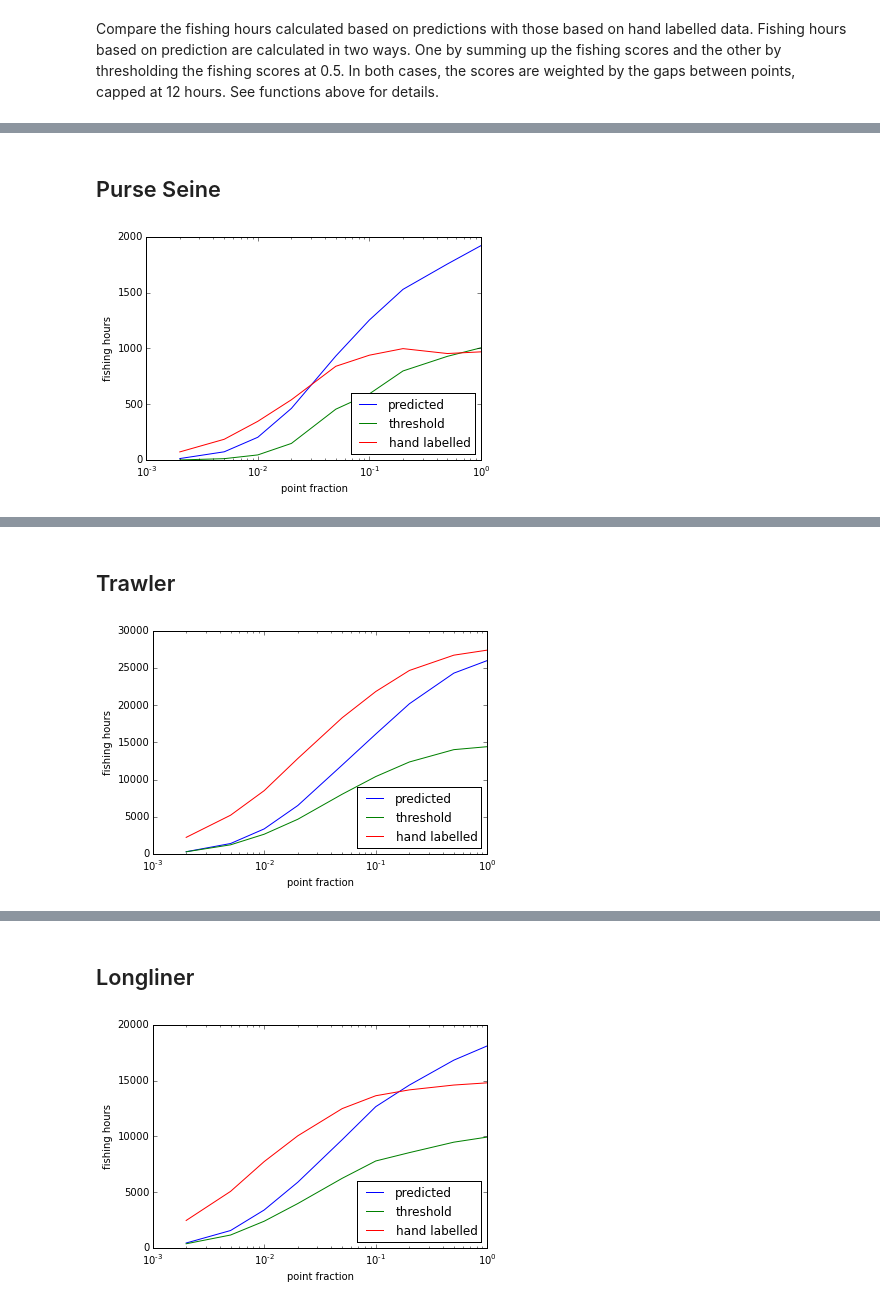
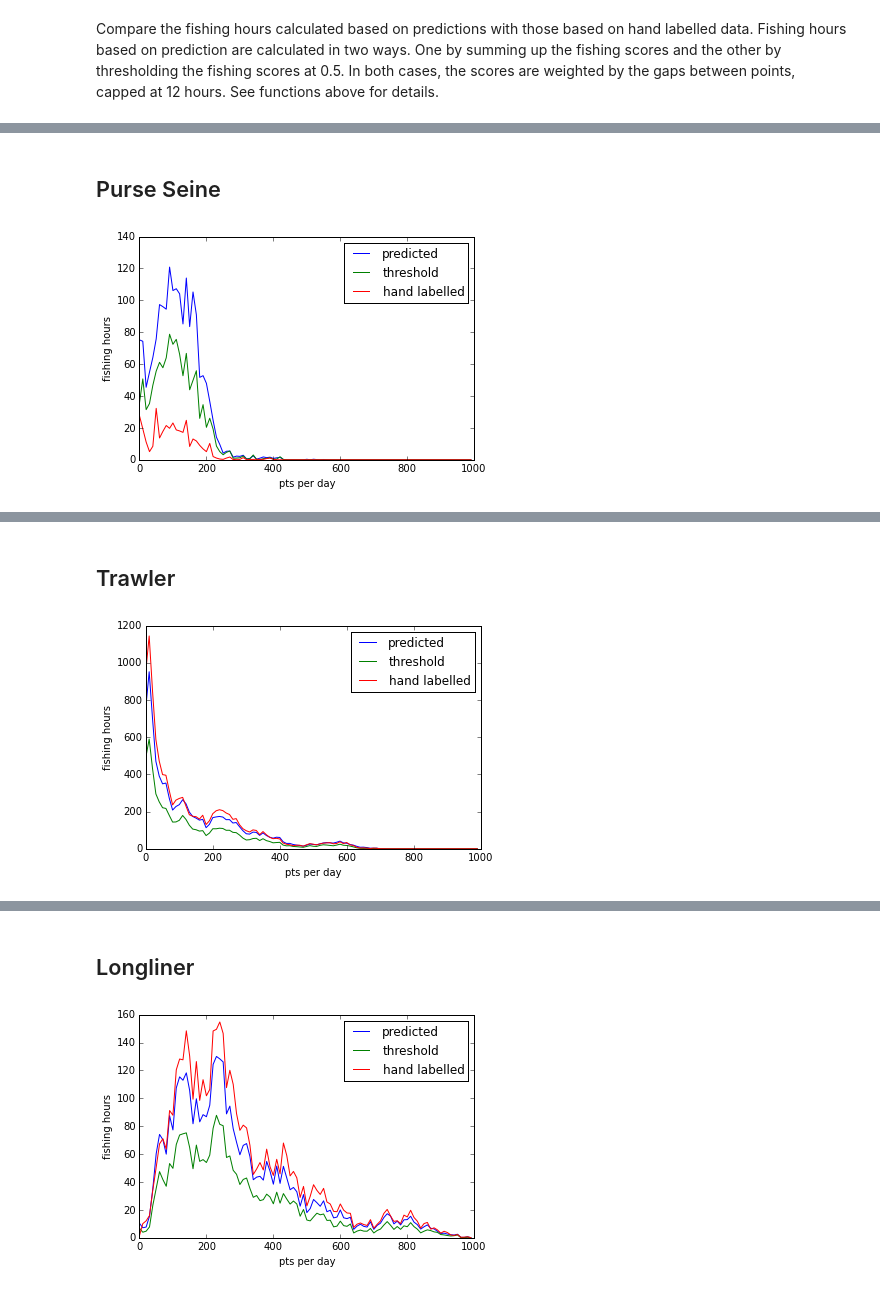
Before and after one commit to marketler/GFW_vessel_scoring, a Jupyter notebook: notebooks/Model-Sensitivity-to-AIS-Degradation.ipynb, the cells around one changed output, grey strips where cells are left out. Cells and saved outputs as stored; diff of their text form; code cells hidden in the pictures.

Commit message:
Use fishing hours in point density comparison; compare effect of max gap

```diff
--- a/notebooks/Model-Sensitivity-to-AIS-Degradation.ipynb
+++ b/notebooks/Model-Sensitivity-to-AIS-Degradation.ipynb
@@ -41,7 +41,8 @@ def load_data(suffix='', seed=4321, even_split=True):
     # Slow transits (used to train models to avoid classifying slow transits as fishing)
     TRANSIT_WEIGHT = 10
     x_tran, xtrain_tran, xcross_tran, xtest_tran = data.load_dataset_by_vessel(
-                        '../datasets/slow-transits.measures{}.npz'.format(suffix), even_split=False, seed=seed)
+                        '../datasets/slow-transits.measures{}.npz'.format(suffix),
+                         even_split=False, seed=seed)
     xtrain_tran = utils.clone_subset(xtrain_tran, test_lline.dtype)
     xcross_tran = utils.clone_subset(xcross_tran, test_lline.dtype)
     xtest_tran = utils.clone_subset(xtest_tran, test_lline.dtype)
@@ -191,25 +197,31 @@ Precision / recall appears to be only modestly effected when dropping out 80% of
 original AIS signal, with the exception of purse seiners, where 50% of the signal can
 be dropped with only modest reductions of recall / precision.
 # %%
-def _fishing_hours_per_mmsi(data, preds):
+
+def _fishing_hours_per_mmsi(data, preds, mask, max_gap):
     # assumes single vessel (mmmsi)
     indices = np.argsort(data['timestamp'])
     data = data[indices]
     preds = preds[indices]
     thresholded = (preds > 0.5)
     dt = (data['timestamp'][1:] - data['timestamp'][:-1]) / (60 * 60)
-    dt = np.minimum(dt, 12) # no gaps over 12 hours
+    dt = np.minimum(dt, max_gap)
     avg_pred = 0.5 * (preds[1:] + preds[:-1])
     avg_thresh = 0.5 * (thresholded[1:] + thresholded[:-1])
     avg_nominal = 0.5 * (data['classification'][1:] + data['classification'][:-1])
+    if mask is not None:
+        dt *= (mask[1:] + mask[:-1]) / 2.0
     return (avg_pred * dt).sum(), (avg_thresh * dt).sum(), (avg_nominal * dt).sum()
 
-def fishing_hours(data, preds):
+def fishing_hours(data, preds, mask=None, max_gap=24):
     mmsi = set(data['mmsi'])
     pred_hours = thresh_hours = nominal_hours = 0
     for m in mmsi:
-        mask = (data['mmsi'] == m)
-        p_hours, t_hours, n_hours = _fishing_hours_per_mmsi(data[mask], preds[mask])
+        mmsi_mask = (data['mmsi'] == m)
+        p_hours, t_hours, n_hours = _fishing_hours_per_mmsi(data[mmsi_mask],
+                                                            preds[mmsi_mask],
+                                                            mask=mask,
+                                                            max_gap=max_gap)
         pred_hours += p_hours
         thresh_hours += t_hours
         nominal_hours += n_hours
@@ -531,18 +367,35 @@ Longliner
 # %%
 for gear in ['purse_seine', 'trawler', 'longliner']:
 
-
     display(HTML("<h2>{}</h2>".format(gear.replace('_', ' ').title())))
 
-    plt.plot(keep_probs, predicted_fishing_hours[gear], label="predicted")
-    plt.plot(keep_probs, threshold_fishing_hours[gear], label="threshold")
-    plt.plot(keep_probs, nominal_fishing_hours[gear], label="hand labelled")
-    plt.xscale('log')
-    plt.xlabel('point fraction')
+    name, td, raw, preds, actual = predictions[gear][0]
+
+    counts = td['measure_count_86400']
+
+    bin_starts = []
+    predicted_fp = []
+    nominal_fp = []
+    threshold_fp = []
+    for i in range(100):
+        start = i * 10
+        stop = (i + 1) * 10
+        mask = (counts >= start) & (counts < stop)
+        bin_starts.append(start)
+        predicted, threshold, nominal = _fishing_hours_per_mmsi(td, raw, mask=mask, max_gap=24)
+
+        predicted_fp.append(predicted)
+        nominal_fp.append(nominal)
+        threshold_fp.append(threshold)
+
+    plt.plot(bin_starts, predicted_fp, label="predicted")
+    plt.plot(bin_starts, threshold_fp, label="threshold")
+    plt.plot(bin_starts, nominal_fp, label="hand labelled")
+    plt.xlabel('pts per day')
     plt.ylabel('fishing hours')
-    plt.legend(loc=4)
+    plt.legend(loc=1)
+    plt.xlim(0,1000)
     plt.show()
-    display(HTML("<hr/>"))
 # %% [output]
 Purse Seine
-[figure, old version]
+[figure, new version]
@@ -550,2 +402,2 @@ Purse Seine
 Trawler
-[figure, old version]
+[figure, new version]
@@ -553,2 +404,2 @@ Trawler
 Longliner
-[figure, old version]
+[figure, new version]
```
Also changed, not shown: parts of 15 cells of this notebook.
